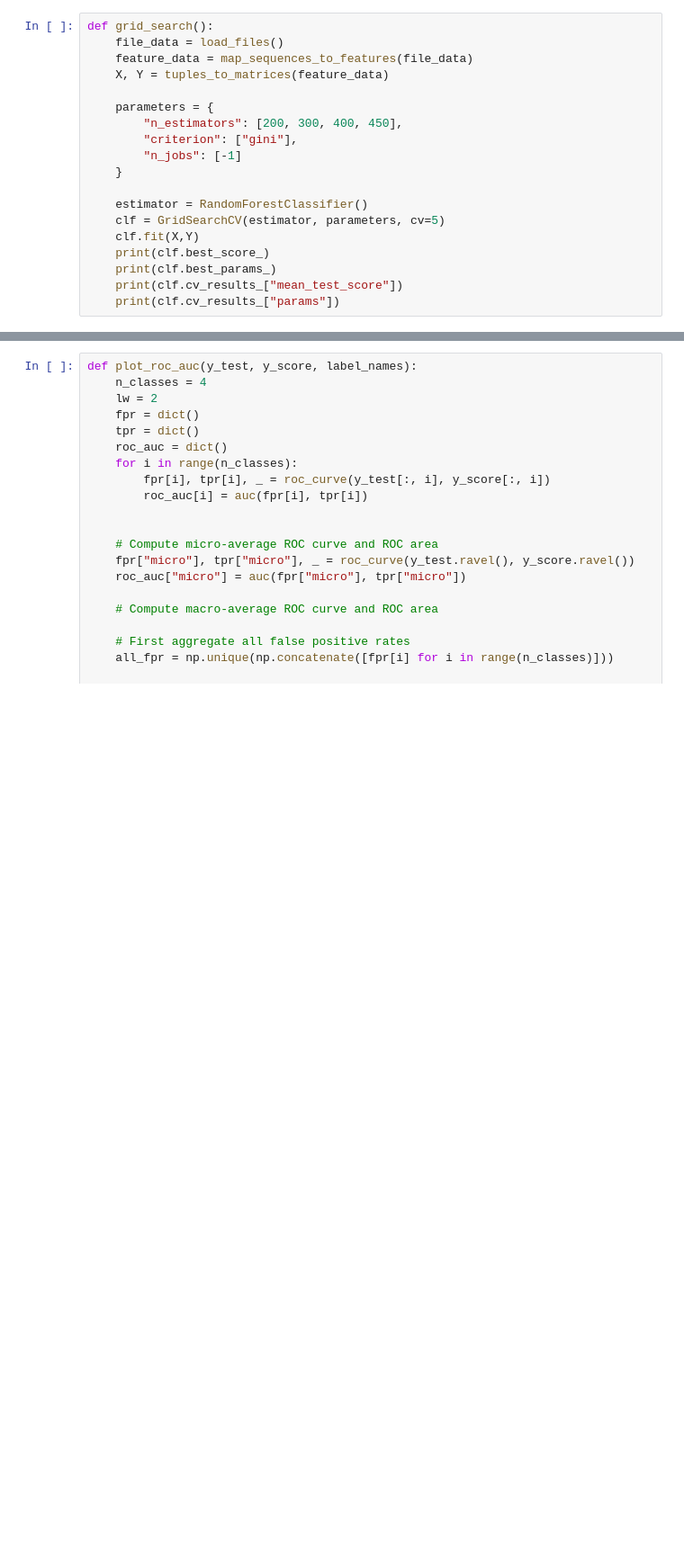
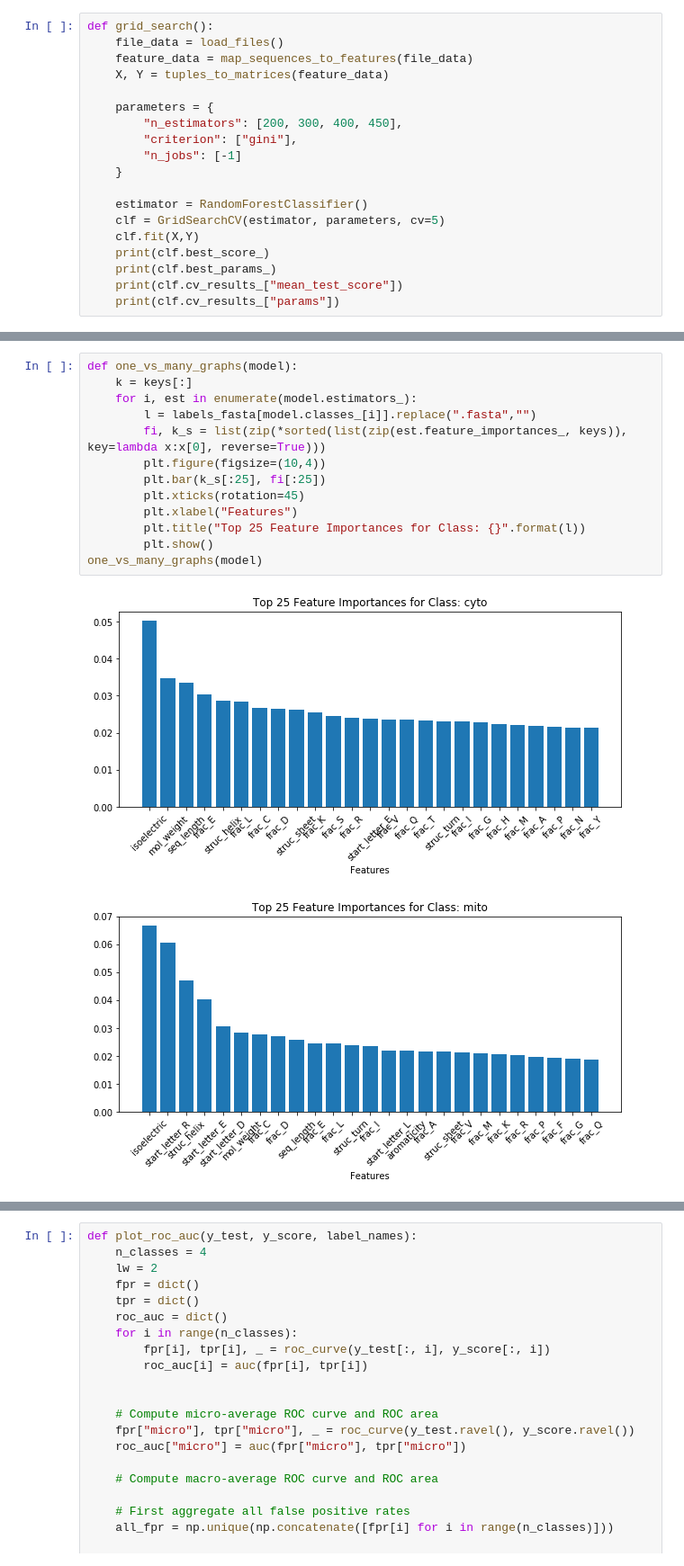
Before and after one commit to cdmatters/bioinformatics, a Jupyter notebook: investigate.ipynb, the cells around one changed output, grey strips where cells are left out. Shown: that part at 90% size. Saved outputs shown, nothing was run; the diff lists cells and outputs as text; blank space fills up the shorter version.

```diff
--- a/investigate.ipynb
+++ b/investigate.ipynb
@@ -68,2 +77,18 @@ model, train, validate, acc = main()
 # %% [output]
 ['aromaticity', 'end_letter_A', 'end_letter_C', 'end_letter_D', 'end_letter_E', 'end_letter_F', 'end_letter_G', 'end_letter_H', 'end_letter_I', 'end_letter_J', 'end_letter_K', 'end_letter_L', 'end_let ...
+# %%
+def one_vs_many_graphs(model):
+    k = keys[:]
+    for i, est in enumerate(model.estimators_):
+        l = labels_fasta[model.classes_[i]].replace(".fasta","")
+        fi, k_s = list(zip(*sorted(list(zip(est.feature_importances_, keys)), key=lambda x:x[0], reverse=True)))
+        plt.figure(figsize=(10,4))
+        plt.bar(k_s[:25], fi[:25])
+        plt.xticks(rotation=45)
+        plt.xlabel("Features")
+        plt.title("Top 25 Feature Importances for Class: {}".format(l))
+        plt.show()
+one_vs_many_graphs(model)
+# %% [output]
+[figure, added]
+[figure, added]
```
Also changed, not shown: parts of 15 cells of this notebook, 16 other files.
